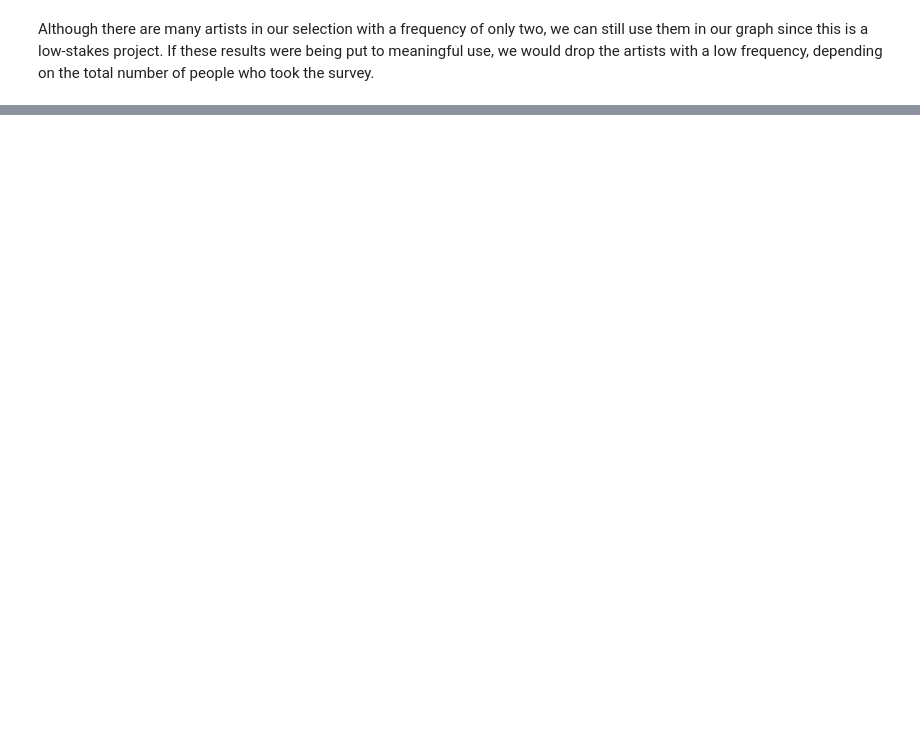
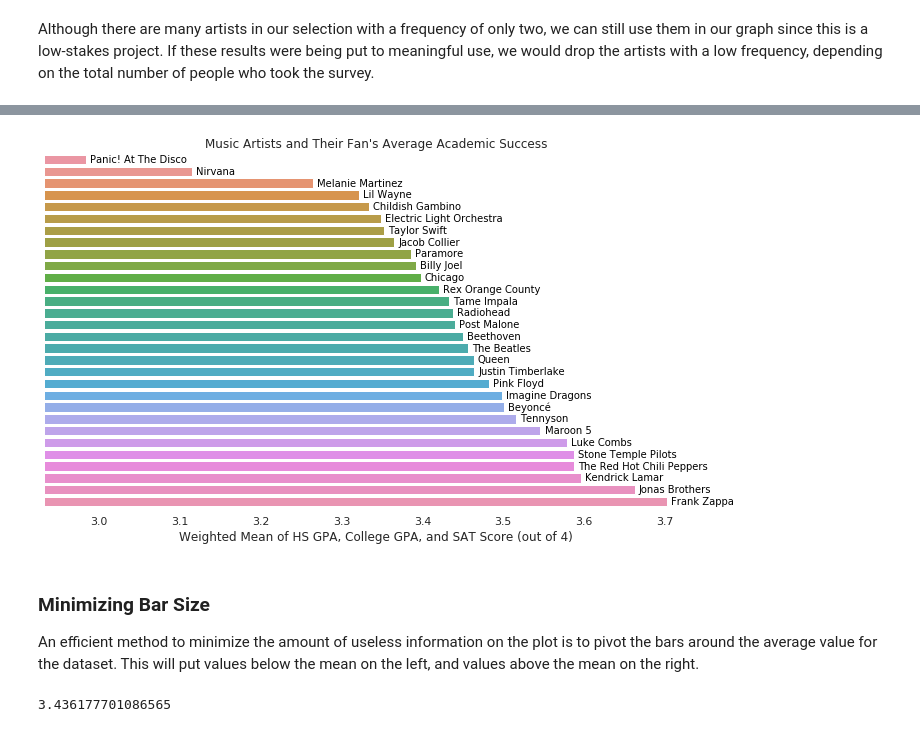
Before and after one commit to dennisfarmer/Factors-of-Academic-Success, a Jupyter notebook: eda_Music_Artists.ipynb, the cells around one changed output, grey strips where cells are left out. Drawn from its saved outputs; the diff is of its cells as text; code cells hidden in the pictures; blank space fills up the shorter version.

```diff
--- a/eda_Music_Artists.ipynb
+++ b/eda_Music_Artists.ipynb
@@ -272,0 +305,26 @@ plt.show()
+# %%
+data = get_avg_i_scores(surveydata, music_artists)
+data = pd.DataFrame(data.sort_values(ascending=True)).reset_index(level=0)
+data.columns = ["artist_name", "avg_i_score"]
+
+fig, ax = plt.subplots(figsize=figsize)
+sns.barplot(ax=ax,data=data, x='avg_i_score', y='artist_name')
+sns.despine(left=True, bottom=True)
+
+ax.set(title="Music Artists and Their Fan's Average Academic Success", xlim=(data['avg_i_score'].min()-.05,data['avg_i_score'].max()+.05), ylabel='', xlabel="Weighted Mean of HS GPA, College GPA, and SAT Score (out of 4)")
+
+for i, value in enumerate(data.values):
+    ax.text(value[1]+.005, i, data.artist_name[i].replace('_',' ').title(), va='center', color='black', fontsize=10)
+
+plt.grid(False)
+plt.yticks(np.arange(data.shape[0]), '') #data['artist_name'].str.replace('_',' ').str.title()
+plt.show()
+# %% [output]
+[figure, added]
+# %% [markdown]
+### Minimizing Bar Size
+An efficient method to minimize the amount of useless information on the plot is to pivot the bars around the average value for the dataset. This will put values below the mean on the left, and values above the mean on the right.
+# %%
+data['avg_i_score'].mean()
+# %% [output]
+3.436177701086565
```
Also changed, not shown: parts of 18 cells of this notebook, 5 other files.
